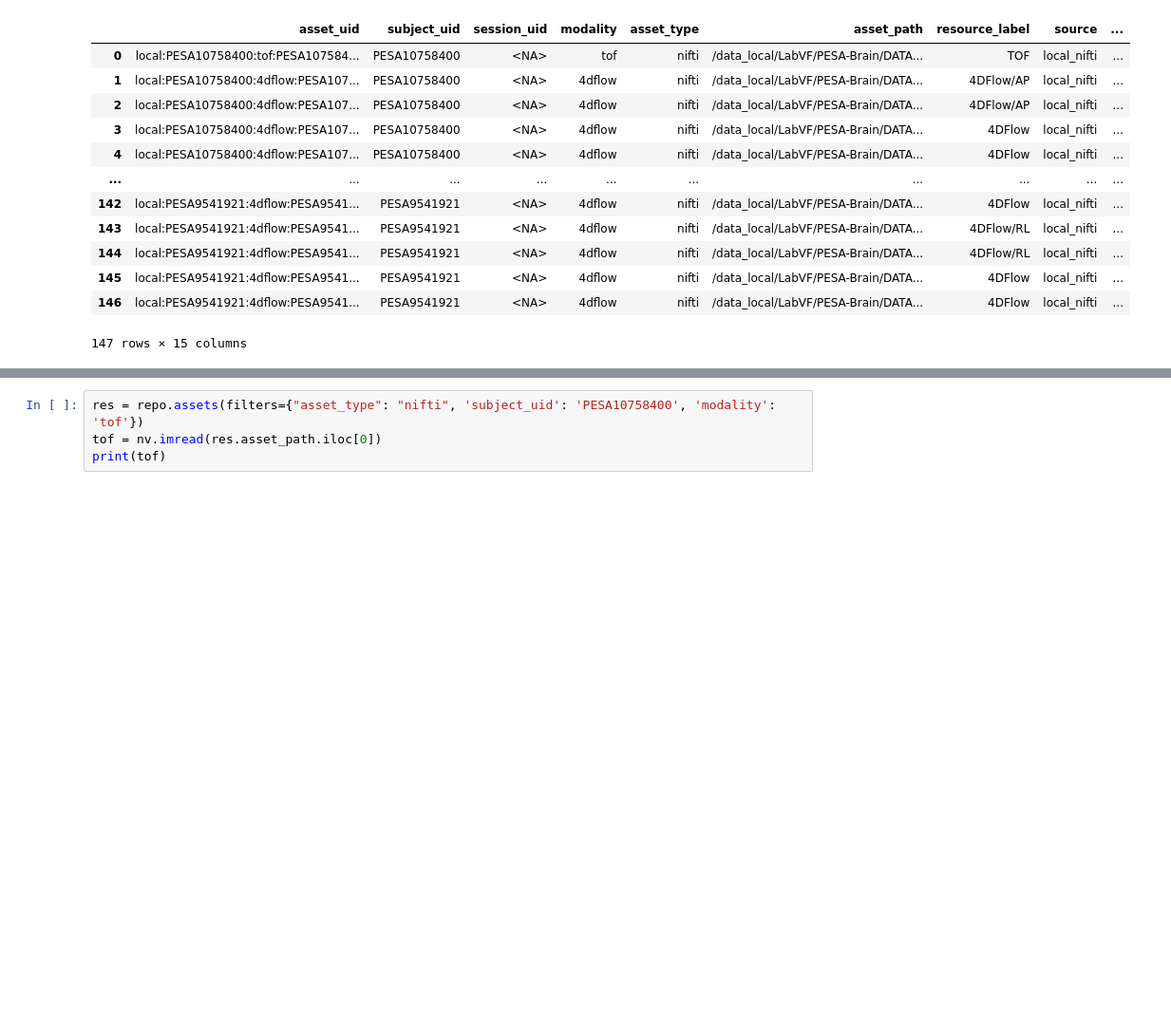
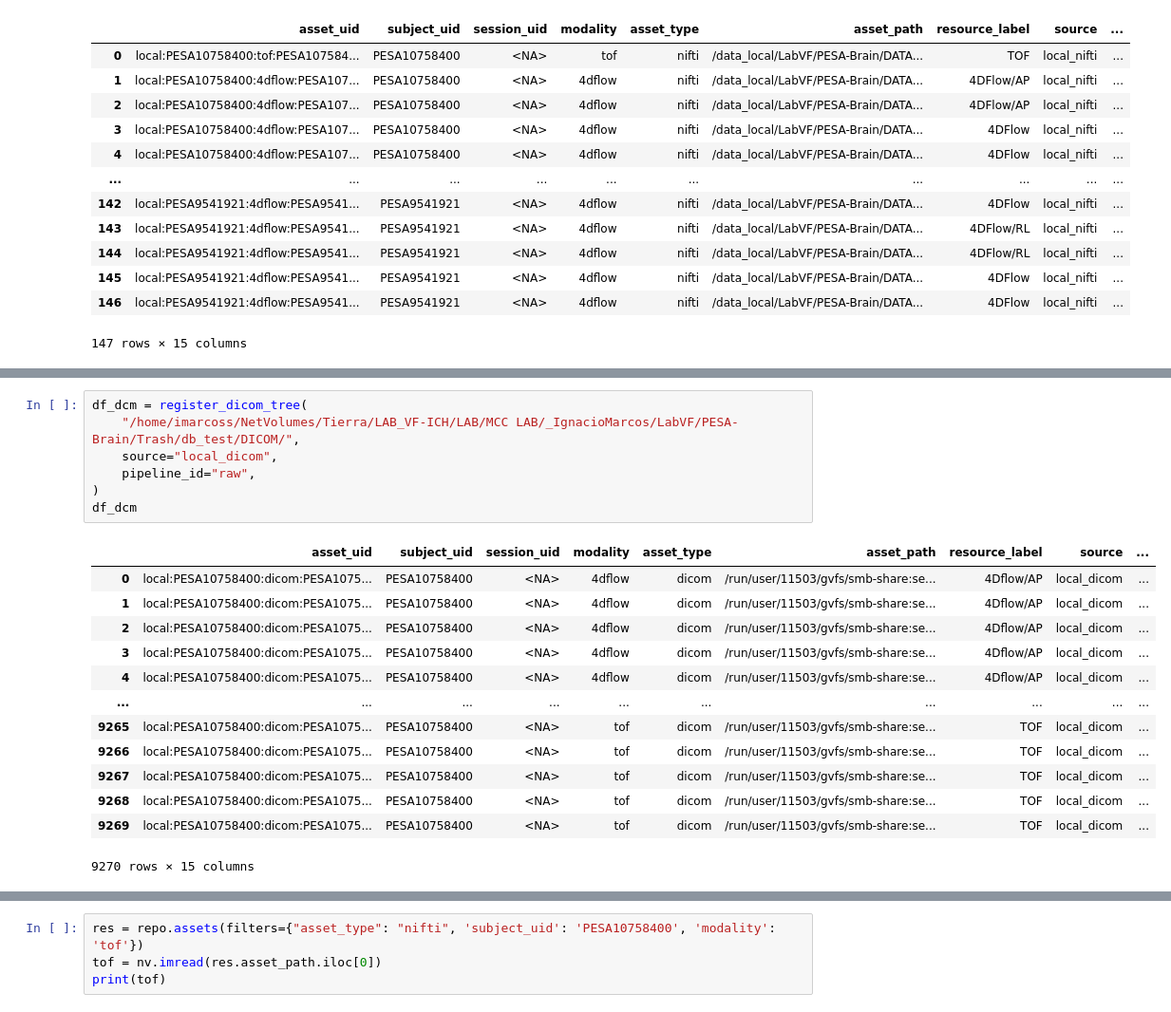
Before and after one commit to CNIC-Neuroimaging/Nvitk, a Jupyter notebook: notebooks/prototypes/database.ipynb, the cells around one changed output, grey strips where cells are left out. Shown at 95% size. Cells and saved outputs as stored; diff of their text form; blank space fills up the shorter version.

```diff
--- a/notebooks/prototypes/database.ipynb
+++ b/notebooks/prototypes/database.ipynb
@@ -522,2 +582,23 @@ df
+# %%
+df_dcm = register_dicom_tree(
+    "/home/imarcoss/NetVolumes/Tierra/LAB_VF-ICH/LAB/MCC LAB/_IgnacioMarcos/LabVF/PESA-Brain/Trash/db_test/DICOM/",
+    source="local_dicom",
+    pipeline_id="raw",
+)
+df_dcm
+# %% [output]
+|  | asset_uid | subject_uid | session_uid | modality | asset_type | asset_path | resource_label | source | ... |
+| 0 | local:PESA10758400:dicom:PESA1075... | PESA10758400 | <NA> | 4dflow | dicom | /run/user/11503/gvfs/smb-share:se... | 4Dflow/AP | local_dicom | ... |
+| 1 | local:PESA10758400:dicom:PESA1075... | PESA10758400 | <NA> | 4dflow | dicom | /run/user/11503/gvfs/smb-share:se... | 4Dflow/AP | local_dicom | ... |
+| 2 | local:PESA10758400:dicom:PESA1075... | PESA10758400 | <NA> | 4dflow | dicom | /run/user/11503/gvfs/smb-share:se... | 4Dflow/AP | local_dicom | ... |
+| 3 | local:PESA10758400:dicom:PESA1075... | PESA10758400 | <NA> | 4dflow | dicom | /run/user/11503/gvfs/smb-share:se... | 4Dflow/AP | local_dicom | ... |
+| 4 | local:PESA10758400:dicom:PESA1075... | PESA10758400 | <NA> | 4dflow | dicom | /run/user/11503/gvfs/smb-share:se... | 4Dflow/AP | local_dicom | ... |
+| ... | ... | ... | ... | ... | ... | ... | ... | ... | ... |
+| 9265 | local:PESA10758400:dicom:PESA1075... | PESA10758400 | <NA> | tof | dicom | /run/user/11503/gvfs/smb-share:se... | TOF | local_dicom | ... |
+| 9266 | local:PESA10758400:dicom:PESA1075... | PESA10758400 | <NA> | tof | dicom | /run/user/11503/gvfs/smb-share:se... | TOF | local_dicom | ... |
+| 9267 | local:PESA10758400:dicom:PESA1075... | PESA10758400 | <NA> | tof | dicom | /run/user/11503/gvfs/smb-share:se... | TOF | local_dicom | ... |
+| 9268 | local:PESA10758400:dicom:PESA1075... | PESA10758400 | <NA> | tof | dicom | /run/user/11503/gvfs/smb-share:se... | TOF | local_dicom | ... |
+| 9269 | local:PESA10758400:dicom:PESA1075... | PESA10758400 | <NA> | tof | dicom | /run/user/11503/gvfs/smb-share:se... | TOF | local_dicom | ... |
+9270 rows × 15 columns
 # %%
 
```
Also changed, not shown: parts of 16 cells of this notebook, 5 other files.
